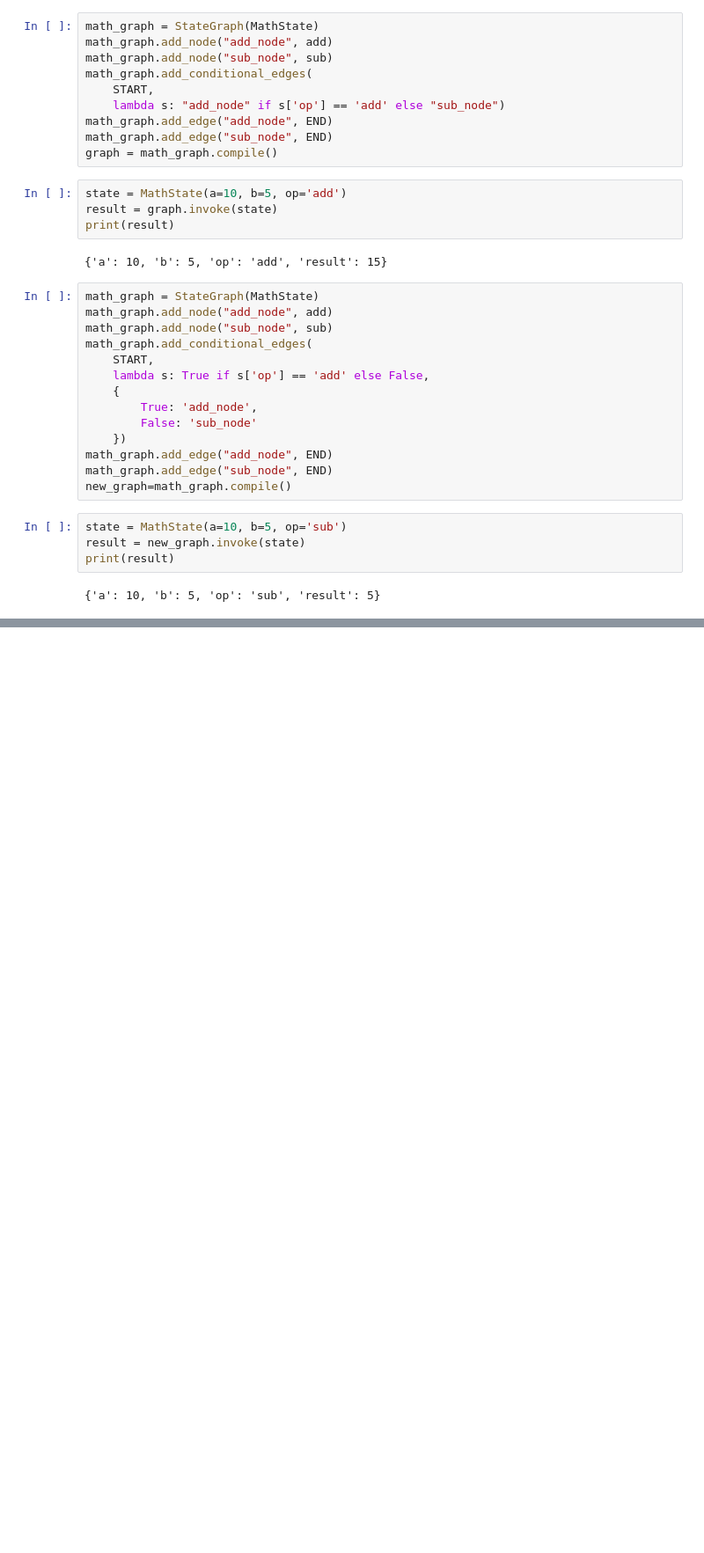
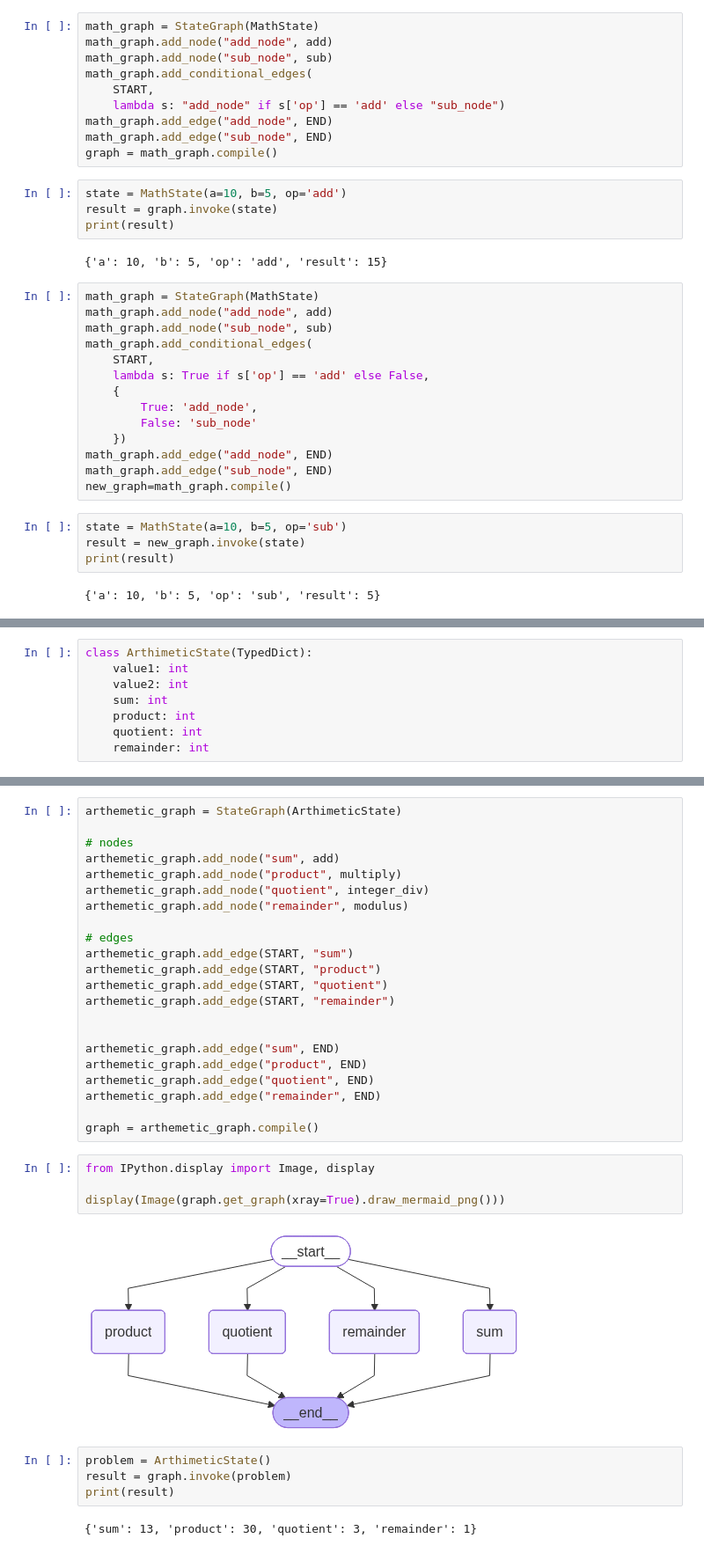
Before and after one commit to GenAIDevelopment/agenticai, a Jupyter notebook: oct25/langgraph/mailtoner/gaps.ipynb, the cells around one changed output, grey strips where cells are left out. Shown at 88% size. Cells and saved outputs as stored; diff of their text form; blank space fills up the shorter version.

```diff
--- a/oct25/langgraph/mailtoner/gaps.ipynb
+++ b/oct25/langgraph/mailtoner/gaps.ipynb
@@ -231,0 +235,8 @@ print(result)
+# %%
+class ArthimeticState(TypedDict):
+    value1: int
+    value2: int
+    sum: int
+    product: int
+    quotient: int
+    remainder: int
@@ -231,0 +264,34 @@ print(result)
+# %%
+arthemetic_graph = StateGraph(ArthimeticState)
+
+# nodes
+arthemetic_graph.add_node("sum", add)
+arthemetic_graph.add_node("product", multiply)
+arthemetic_graph.add_node("quotient", integer_div)
+arthemetic_graph.add_node("remainder", modulus)
+
+# edges
+arthemetic_graph.add_edge(START, "sum")
+arthemetic_graph.add_edge(START, "product")
+arthemetic_graph.add_edge(START, "quotient")
+arthemetic_graph.add_edge(START, "remainder")
+
+
+arthemetic_graph.add_edge("sum", END)
+arthemetic_graph.add_edge("product", END)
+arthemetic_graph.add_edge("quotient", END)
+arthemetic_graph.add_edge("remainder", END)
+
+graph = arthemetic_graph.compile()
+# %%
+from IPython.display import Image, display
+
+display(Image(graph.get_graph(xray=True).draw_mermaid_png()))
+# %% [output]
+[figure, added]
+# %%
+problem = ArthimeticState()
+result = graph.invoke(problem)
+print(result)
+# %% [output]
+{'sum': 13, 'product': 30, 'quotient': 3, 'remainder': 1}
```
Also changed, not shown: parts of 2 cells of this notebook.
